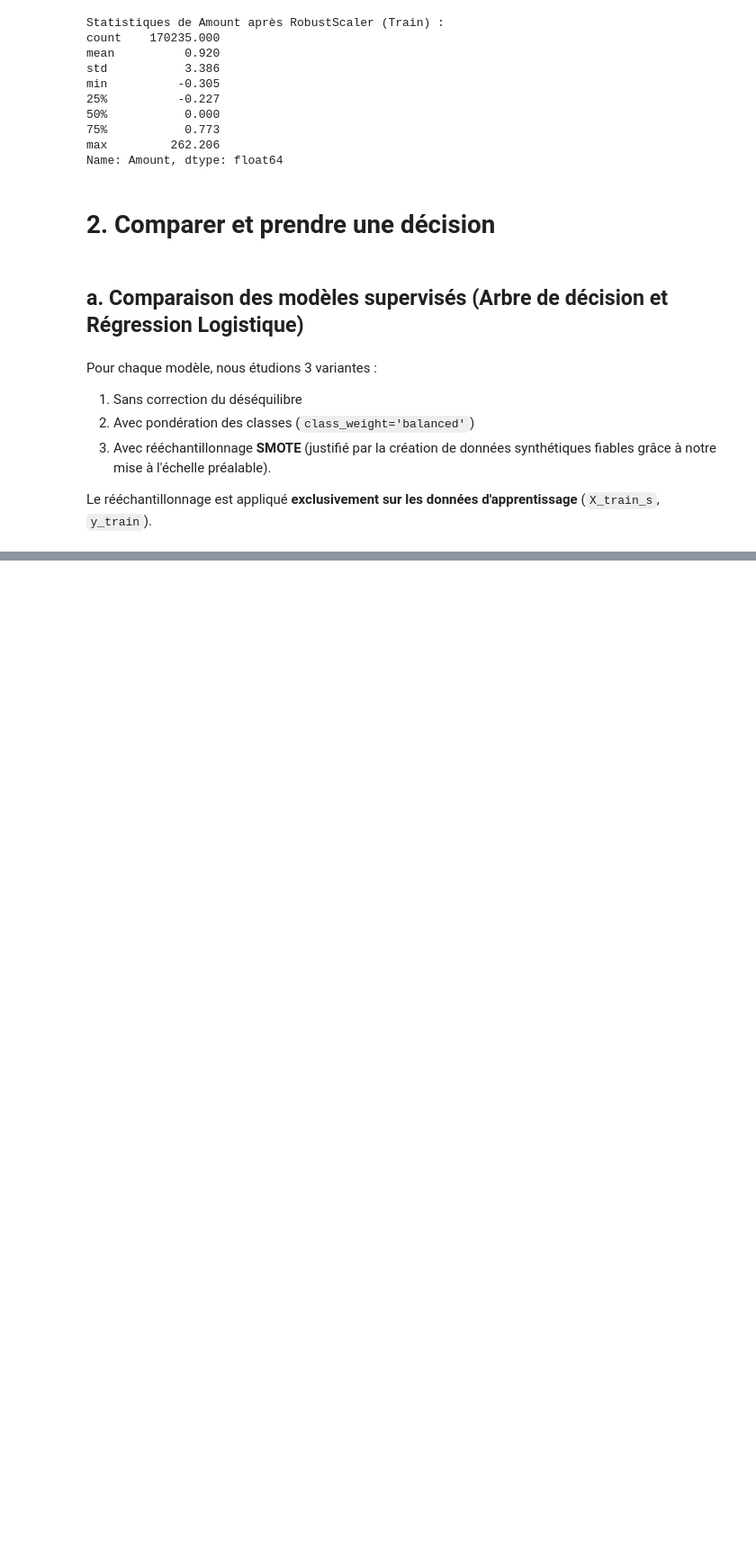
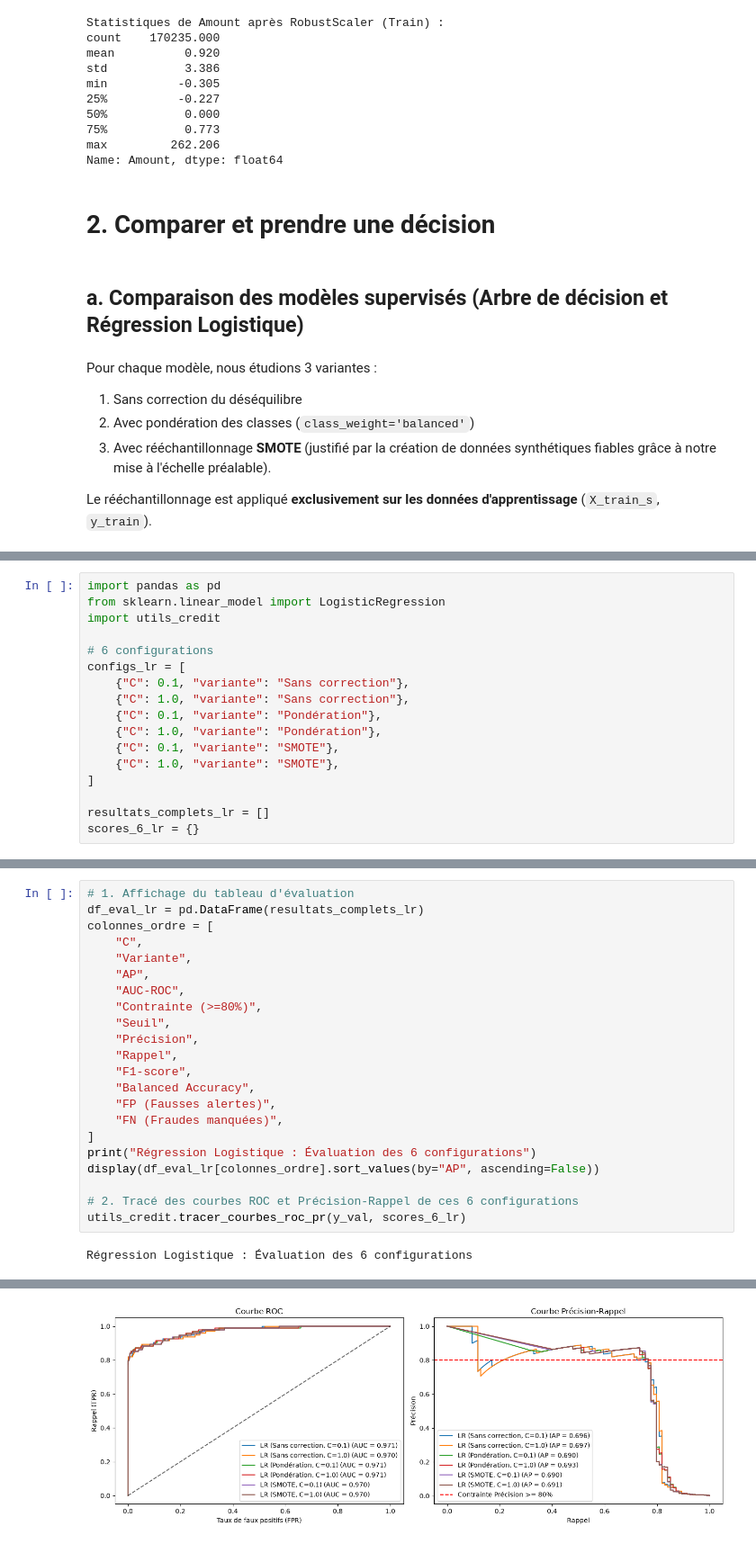
Before and after one commit to HananeDjouadi/TP-Anomalie-ML, a Jupyter notebook: notebook/partie2_fraudes.ipynb, the cells around one changed output, grey strips where cells are left out. Shown at 90% size. Cells and saved outputs as stored; diff of their text form; blank space fills up the shorter version.

```diff
--- a/notebook/partie2_fraudes.ipynb
+++ b/notebook/partie2_fraudes.ipynb
@@ -219,0 +388,17 @@ Le rééchantillonnage est appliqué **exclusivement sur les données d'apprenti
+# %%
+import pandas as pd
+from sklearn.linear_model import LogisticRegression
+import utils_credit
+
+# 6 configurations
+configs_lr = [
+    {"C": 0.1, "variante": "Sans correction"},
+    {"C": 1.0, "variante": "Sans correction"},
+    {"C": 0.1, "variante": "Pondération"},
+    {"C": 1.0, "variante": "Pondération"},
+    {"C": 0.1, "variante": "SMOTE"},
+    {"C": 1.0, "variante": "SMOTE"},
+]
+
+resultats_complets_lr = []
+scores_6_lr = {}
@@ -219,0 +430,24 @@ Le rééchantillonnage est appliqué **exclusivement sur les données d'apprenti
+# %%
+# 1. Affichage du tableau d'évaluation
+df_eval_lr = pd.DataFrame(resultats_complets_lr)
+colonnes_ordre = [
+    "C",
+    "Variante",
+    "AP",
+    "AUC-ROC",
+    "Contrainte (>=80%)",
+    "Seuil",
+    "Précision",
+    "Rappel",
+    "F1-score",
+    "Balanced Accuracy",
+    "FP (Fausses alertes)",
+    "FN (Fraudes manquées)",
+]
+print("Régression Logistique : Évaluation des 6 configurations")
+display(df_eval_lr[colonnes_ordre].sort_values(by="AP", ascending=False))
+
+# 2. Tracé des courbes ROC et Précision-Rappel de ces 6 configurations
+utils_credit.tracer_courbes_roc_pr(y_val, scores_6_lr)
+# %% [output]
+Régression Logistique : Évaluation des 6 configurations
@@ -219,0 +461 @@ Le rééchantillonnage est appliqué **exclusivement sur les données d'apprenti
+[figure, added]
```
Also changed, not shown: parts of 27 cells of this notebook, 2 other files.
